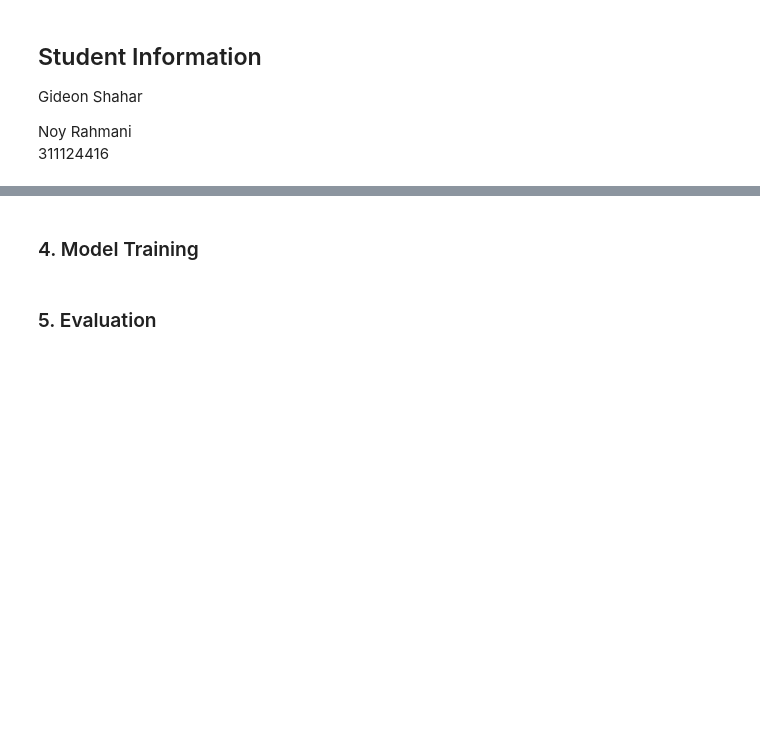
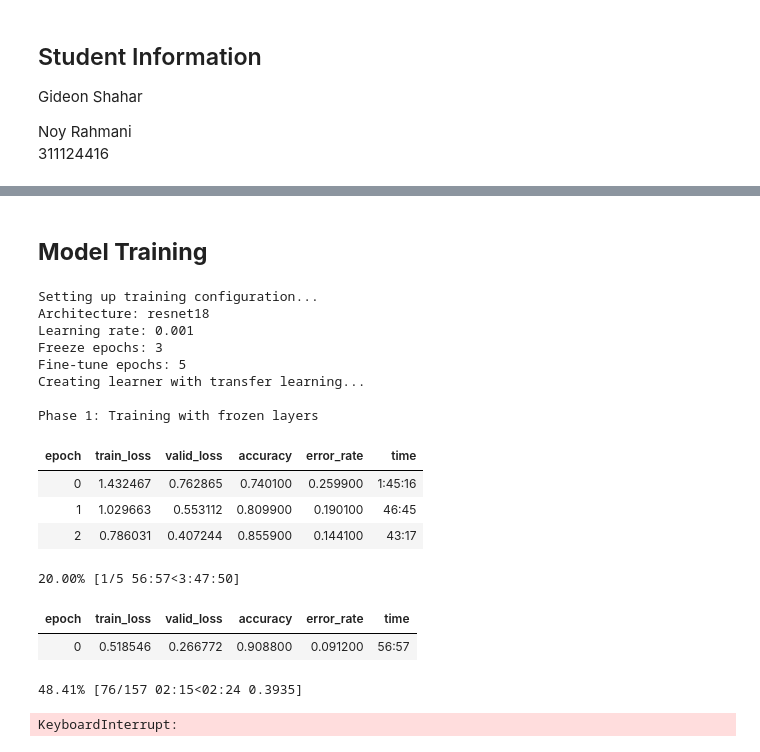
Before and after one commit to noy2121/DeepLearning, a Jupyter notebook: HW1/project.ipynb, the cells around one changed output, grey strips where cells are left out. Cells and saved outputs as stored; diff of their text form; code cells hidden in the pictures; blank space fills up the shorter version.

Commit message:
update project to use CIFAR10 dataset. add data prerprocess and training process

```diff
--- a/HW1/project.ipynb
+++ b/HW1/project.ipynb
@@ -149,18 +121,0 @@ fastai version: 2.8.5
-# %%
-from pathlib import Path
-
-data_path = Path("data")
-if not data_path.exists():
-    raise FileNotFoundError("The 'data' directory does not exist. Please ensure it is present.")
-
-# output data stats
-train_path = data_path / "train"
-valid_path = data_path / "valid"
-for split_path, split_name in [(train_path, "Training"), (valid_path, "Validation")]:
-    if not split_path.exists():
-        raise FileNotFoundError(f"The '{split_name.lower()}' directory does not exist in 'data'. Please ensure it is present.")
-    print(f"\n{split_name} set:")
-    for class_dir in split_path.iterdir():
-        if class_dir.is_dir():
-            num_images = sum(1 for _ in class_dir.rglob('*') if _.is_file())
-            print(f"Class '{class_dir.name}': {num_images} images")
@@ -215,4 +266,47 @@ dls.show_batch(max_n=9, figsize=(6, 6))
 # %% [markdown]
-### 4. Model Training
+## **Model Training**
-# %% [markdown]
-### 5. Evaluation
+# %%
+print("Setting up training configuration...")
+
+arch = resnet18
+lr = 1e-3
+epochs = 5
+freeze_epochs = 3
+
+print(f"Architecture: {arch.__name__}")
+print(f"Learning rate: {lr}")
+print(f"Freeze epochs: {freeze_epochs}")
+print(f"Fine-tune epochs: {epochs}")
+
+print("Creating learner with transfer learning...")
+learn = vision_learner(dls, arch, metrics=[accuracy, error_rate])
+
+print("\nPhase 1: Training with frozen layers")
+learn.fine_tune(epochs, base_lr=lr, freeze_epochs=freeze_epochs)
+print("Training complete!")
+
+results = learn.validate()
+print(f"\nFinal validation loss: {results[0]:.4f}")
+print(f"Final validation accuracy: {results[1]:.4f}")
+print(f"Final validation error rate: {results[2]:.4f}")
+
+learn.save('cifar10_resnet18')
+print("\nModel saved as 'cifar10_resnet18'")
+# %% [output]
+Setting up training configuration...
+Architecture: resnet18
+Learning rate: 0.001
+Freeze epochs: 3
+Fine-tune epochs: 5
+Creating learner with transfer learning...
+
+Phase 1: Training with frozen layers
+| epoch | train_loss | valid_loss | accuracy | error_rate | time |
+| 0 | 1.432467 | 0.762865 | 0.740100 | 0.259900 | 1:45:16 |
+| 1 | 1.029663 | 0.553112 | 0.809900 | 0.190100 | 46:45 |
+| 2 | 0.786031 | 0.407244 | 0.855900 | 0.144100 | 43:17 |
+20.00% [1/5 56:57<3:47:50]
+| epoch | train_loss | valid_loss | accuracy | error_rate | time |
+| 0 | 0.518546 | 0.266772 | 0.908800 | 0.091200 | 56:57 |
+48.41% [76/157 02:15<02:24 0.3935]
+KeyboardInterrupt:
```
Also changed, not shown: parts of 15 cells of this notebook.
